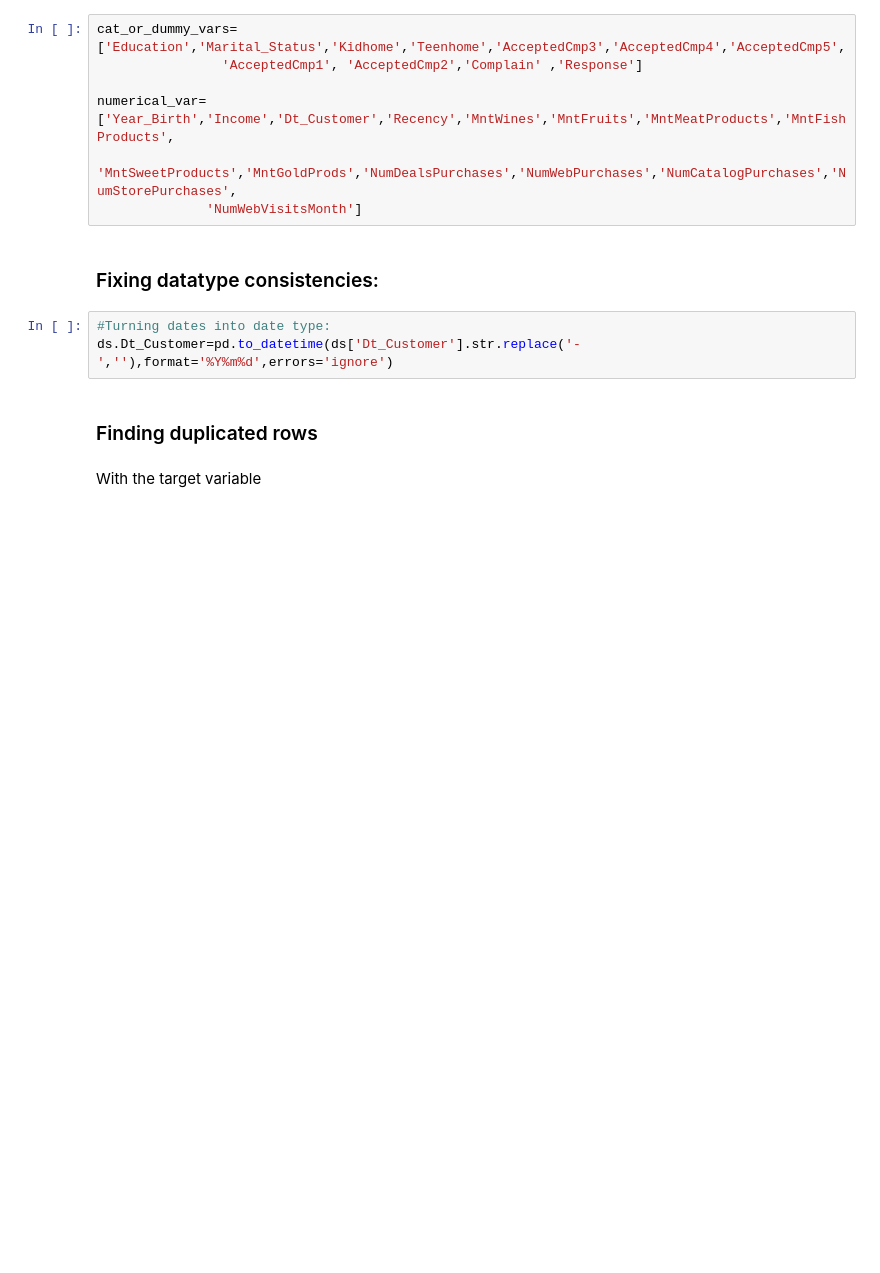
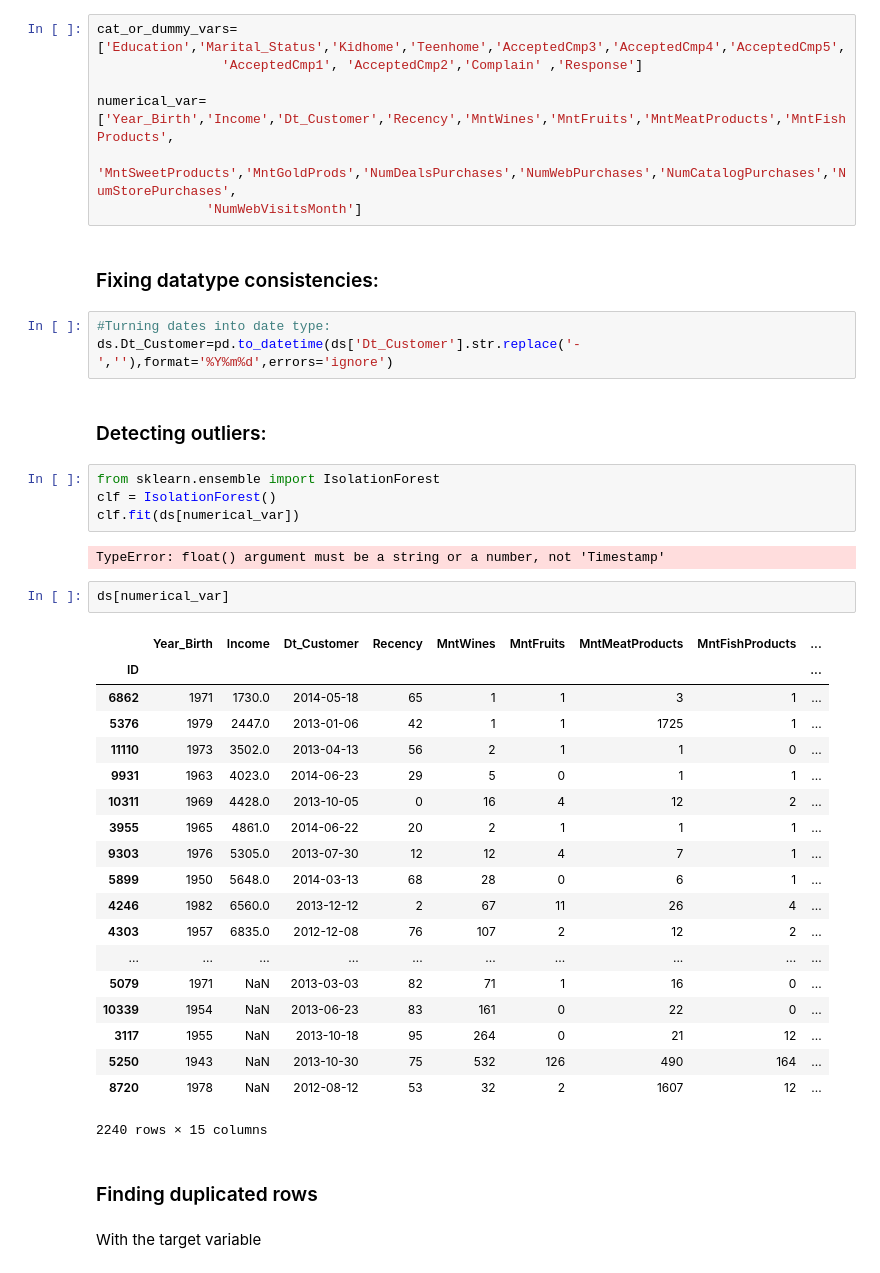
Before and after one commit to Gui879/MLProject, a Jupyter notebook: PreProcessing.ipynb, the cells around one changed output. Cells and saved outputs as stored; diff of their text form; blank space fills up the shorter version.

```diff
--- a/PreProcessing.ipynb
+++ b/PreProcessing.ipynb
@@ -59,6 +60,36 @@ numerical_var=['Year_Birth','Income','Dt_Customer','Recency','MntWines','MntFrui
 # %%
 #Turning dates into date type:
 ds.Dt_Customer=pd.to_datetime(ds['Dt_Customer'].str.replace('-',''),format='%Y%m%d',errors='ignore')
+# %% [markdown]
+### Detecting outliers:
+# %%
+from sklearn.ensemble import IsolationForest
+clf = IsolationForest()
+clf.fit(ds[numerical_var])
+# %% [output]
+TypeError: float() argument must be a string or a number, not 'Timestamp'
+# %%
+ds[numerical_var]
+# %% [output]
+|  | Year_Birth | Income | Dt_Customer | Recency | MntWines | MntFruits | MntMeatProducts | MntFishProducts | ... |
+| ID |  |  |  |  |  |  |  |  | ... |
+| 6862 | 1971 | 1730.0 | 2014-05-18 | 65 | 1 | 1 | 3 | 1 | ... |
+| 5376 | 1979 | 2447.0 | 2013-01-06 | 42 | 1 | 1 | 1725 | 1 | ... |
+| 11110 | 1973 | 3502.0 | 2013-04-13 | 56 | 2 | 1 | 1 | 0 | ... |
+| 9931 | 1963 | 4023.0 | 2014-06-23 | 29 | 5 | 0 | 1 | 1 | ... |
+| 10311 | 1969 | 4428.0 | 2013-10-05 | 0 | 16 | 4 | 12 | 2 | ... |
+| 3955 | 1965 | 4861.0 | 2014-06-22 | 20 | 2 | 1 | 1 | 1 | ... |
+| 9303 | 1976 | 5305.0 | 2013-07-30 | 12 | 12 | 4 | 7 | 1 | ... |
+| 5899 | 1950 | 5648.0 | 2014-03-13 | 68 | 28 | 0 | 6 | 1 | ... |
+| 4246 | 1982 | 6560.0 | 2013-12-12 | 2 | 67 | 11 | 26 | 4 | ... |
+| 4303 | 1957 | 6835.0 | 2012-12-08 | 76 | 107 | 2 | 12 | 2 | ... |
+| ... | ... | ... | ... | ... | ... | ... | ... | ... | ... |
+| 5079 | 1971 | NaN | 2013-03-03 | 82 | 71 | 1 | 16 | 0 | ... |
+| 10339 | 1954 | NaN | 2013-06-23 | 83 | 161 | 0 | 22 | 0 | ... |
+| 3117 | 1955 | NaN | 2013-10-18 | 95 | 264 | 0 | 21 | 12 | ... |
+| 5250 | 1943 | NaN | 2013-10-30 | 75 | 532 | 126 | 490 | 164 | ... |
+| 8720 | 1978 | NaN | 2012-08-12 | 53 | 32 | 2 | 1607 | 12 | ... |
+2240 rows × 15 columns
 # %% [markdown]
 <h3>Finding duplicated rows</h3>
 # %% [markdown]
```
Also changed, not shown: parts of 4 cells of this notebook, 2 other files.
